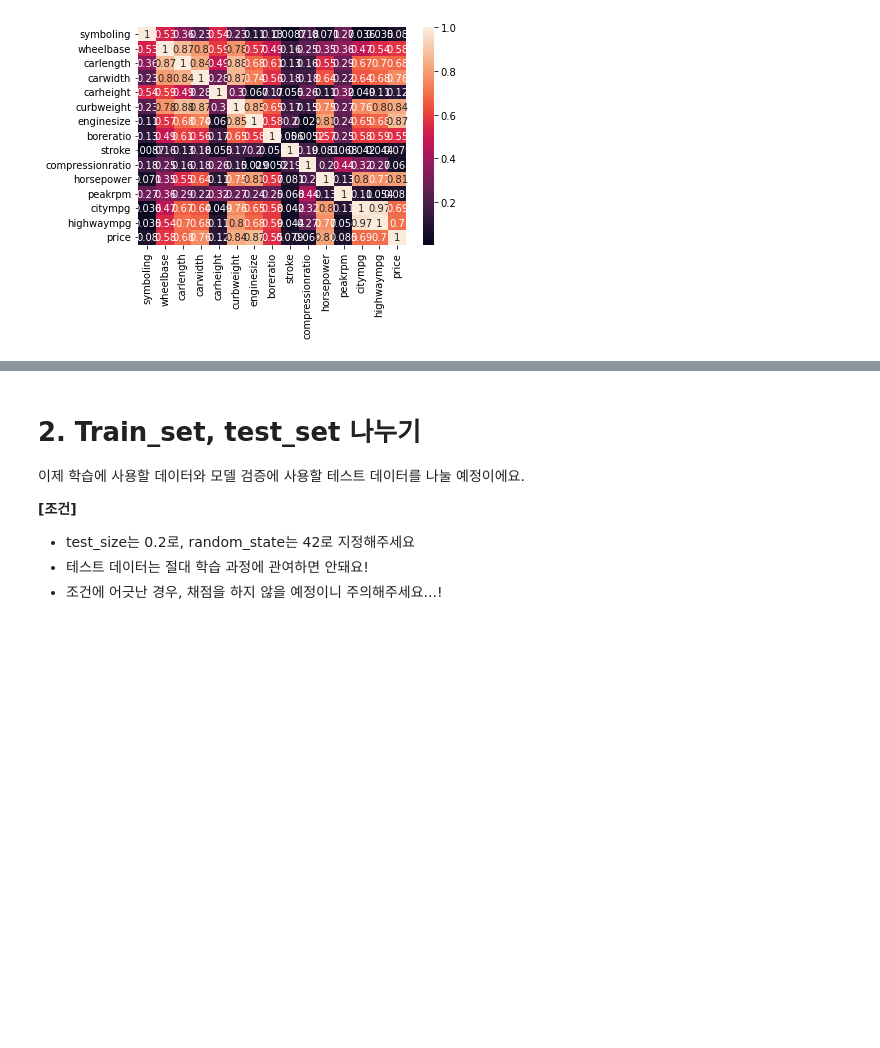
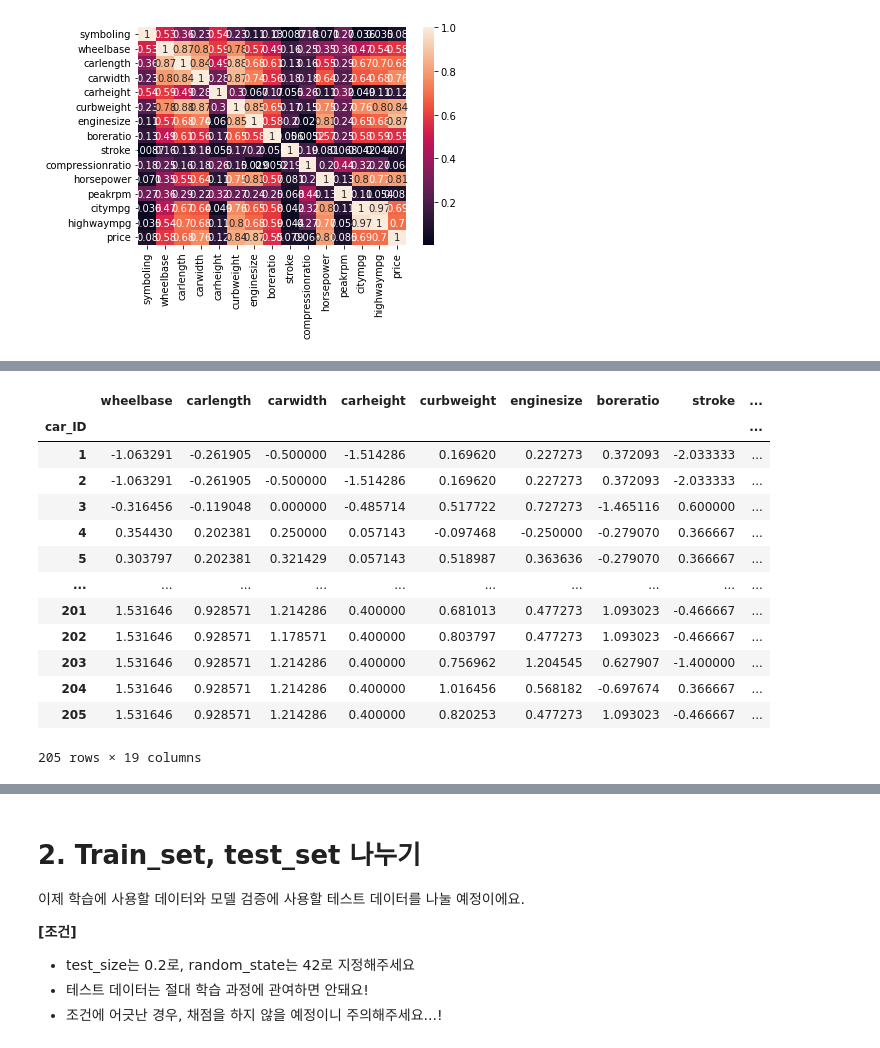
Before and after one commit to hiroyoshifuruno/DAP__2022, a Jupyter notebook: Lecture8.ipynb, the cells around one changed output, grey strips where cells are left out. Saved outputs shown, nothing was run; the diff lists cells and outputs as text; code cells hidden in the pictures; blank space fills up the shorter version.

```diff
--- a/Lecture8.ipynb
+++ b/Lecture8.ipynb
@@ -184,0 +216,27 @@ X=X.drop("price", axis=1)
+# %%
+X.drop(['symboling', 'fueltype_diesel', 'fueltype_gas', 'aspiration_std',
+       'aspiration_turbo', 'doornumber_four', 'doornumber_two',
+       'carbody_hardtop', 'carbody_hatchback', 'carbody_wagon',
+       'drivewheel_4wd', 'drivewheel_fwd', 'enginelocation_front',
+       'enginelocation_rear', 'enginetype_dohc', 'enginetype_dohcv',
+       'enginetype_l', 'enginetype_ohcf', 'enginetype_ohcv',
+       'enginetype_rotor', 'cylindernumber_eight', 'cylindernumber_five',
+       'cylindernumber_six', 'cylindernumber_three',
+       'cylindernumber_twelve', 'cylindernumber_two', 'fuelsystem_1bbl',
+       'fuelsystem_4bbl', 'fuelsystem_idi', 'fuelsystem_mfi',
+       'fuelsystem_mpfi', 'fuelsystem_spdi', 'fuelsystem_spfi'],axis=1)
+# %% [output]
+|  | wheelbase | carlength | carwidth | carheight | curbweight | enginesize | boreratio | stroke | ... |
+| car_ID |  |  |  |  |  |  |  |  | ... |
+| 1 | -1.063291 | -0.261905 | -0.500000 | -1.514286 | 0.169620 | 0.227273 | 0.372093 | -2.033333 | ... |
+| 2 | -1.063291 | -0.261905 | -0.500000 | -1.514286 | 0.169620 | 0.227273 | 0.372093 | -2.033333 | ... |
+| 3 | -0.316456 | -0.119048 | 0.000000 | -0.485714 | 0.517722 | 0.727273 | -1.465116 | 0.600000 | ... |
+| 4 | 0.354430 | 0.202381 | 0.250000 | 0.057143 | -0.097468 | -0.250000 | -0.279070 | 0.366667 | ... |
+| 5 | 0.303797 | 0.202381 | 0.321429 | 0.057143 | 0.518987 | 0.363636 | -0.279070 | 0.366667 | ... |
+| ... | ... | ... | ... | ... | ... | ... | ... | ... | ... |
+| 201 | 1.531646 | 0.928571 | 1.214286 | 0.400000 | 0.681013 | 0.477273 | 1.093023 | -0.466667 | ... |
+| 202 | 1.531646 | 0.928571 | 1.178571 | 0.400000 | 0.803797 | 0.477273 | 1.093023 | -0.466667 | ... |
+| 203 | 1.531646 | 0.928571 | 1.214286 | 0.400000 | 0.756962 | 1.204545 | 0.627907 | -1.400000 | ... |
+| 204 | 1.531646 | 0.928571 | 1.214286 | 0.400000 | 1.016456 | 0.568182 | -0.697674 | 0.366667 | ... |
+| 205 | 1.531646 | 0.928571 | 1.214286 | 0.400000 | 0.820253 | 0.477273 | 1.093023 | -0.466667 | ... |
+205 rows × 19 columns
```
Also changed, not shown: parts of 14 cells of this notebook.
